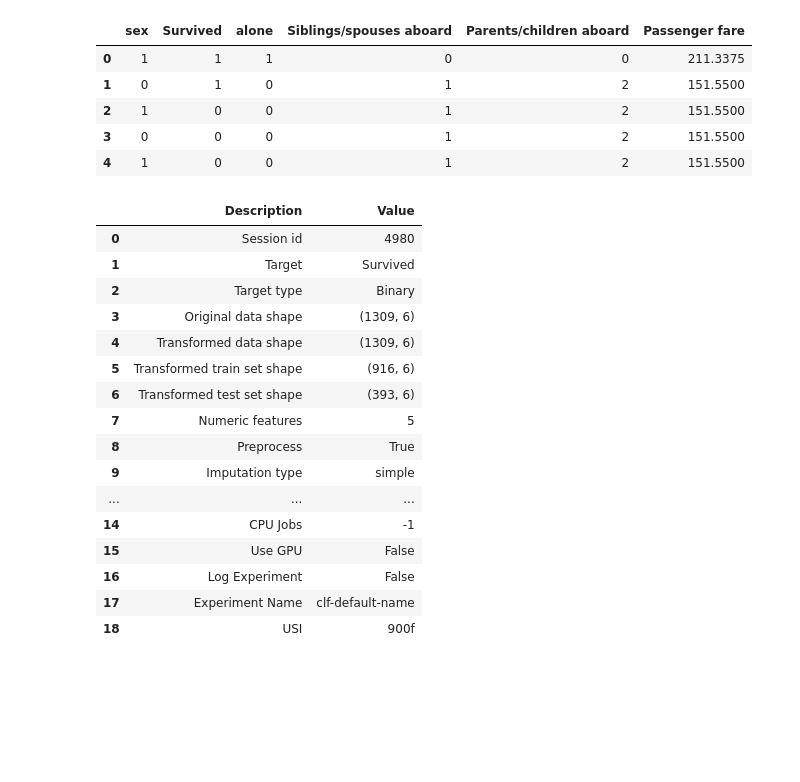
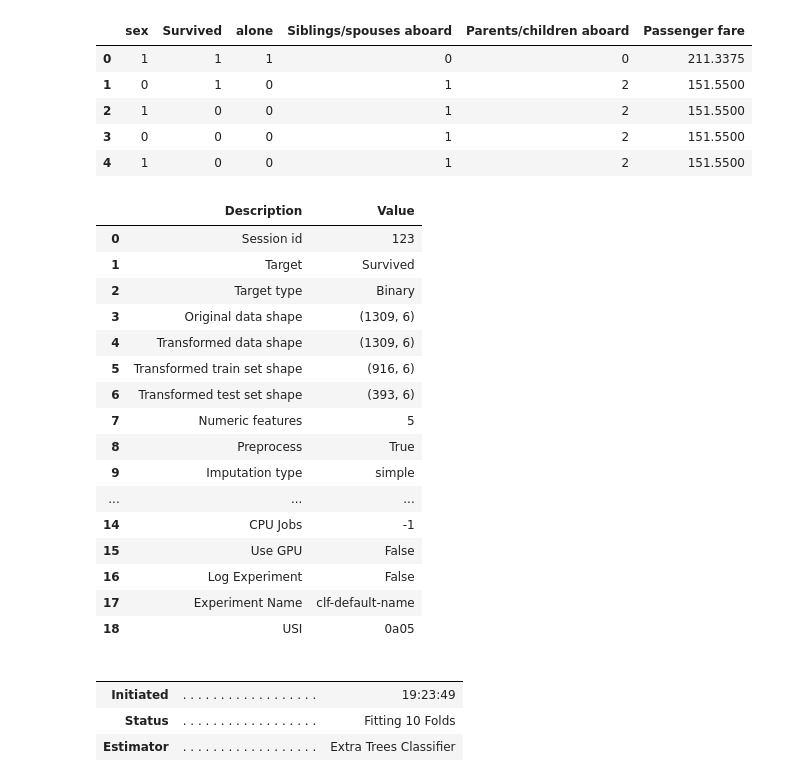
Before and after one commit to HannahCimene/TrioData_Masters, a Jupyter notebook: Files/titanic_dataset/titanic_dataset_hannah1.ipynb, the cells around one changed output. Cells and saved outputs as stored; diff of their text form; code cells hidden in the pictures; blank space fills up the shorter version.

Commit message:
titanic model uitgebreid

```diff
--- a/Files/titanic_dataset/titanic_dataset_hannah1.ipynb
+++ b/Files/titanic_dataset/titanic_dataset_hannah1.ipynb
@@ -32,10 +32,21 @@ df.head(5)
 | 4 | 1 | 0 | 0 | 1 | 2 | 151.5500 |
 # %%
 from pycaret.classification import *
-s = setup(df, target = 'Survived')
+s = setup(df, target = 'Survived', session_id=123)
+
+best_survived = compare_models()
+
+print(best_survived)
+
+evaluate_model(best_survived)
+
+#predict_model(best)
+predict_model(best_survived, data=df.head(10))
+
+save_model(best_survived, 'my_best_pipeline_survived')
 # %% [output]
 |  | Description | Value |
-| 0 | Session id | 4980 |
+| 0 | Session id | 123 |
 | 1 | Target | Survived |
 | 2 | Target type | Binary |
 | 3 | Original data shape | (1309, 6) |
@@ -50,4 +61,9 @@ s = setup(df, target = 'Survived')
 | 15 | Use GPU | False |
 | 16 | Log Experiment | False |
 | 17 | Experiment Name | clf-default-name |
-| 18 | USI | 900f |
+| 18 | USI | 0a05 |
+|  |  |  |
+|  |  |  |
+| Initiated | . . . . . . . . . . . . . . . . . . | 19:23:49 |
+| Status | . . . . . . . . . . . . . . . . . . | Fitting 10 Folds |
+| Estimator | . . . . . . . . . . . . . . . . . . | Extra Trees Classifier |
```
Also changed, not shown: parts of 8 cells of this notebook, 4 other files.
